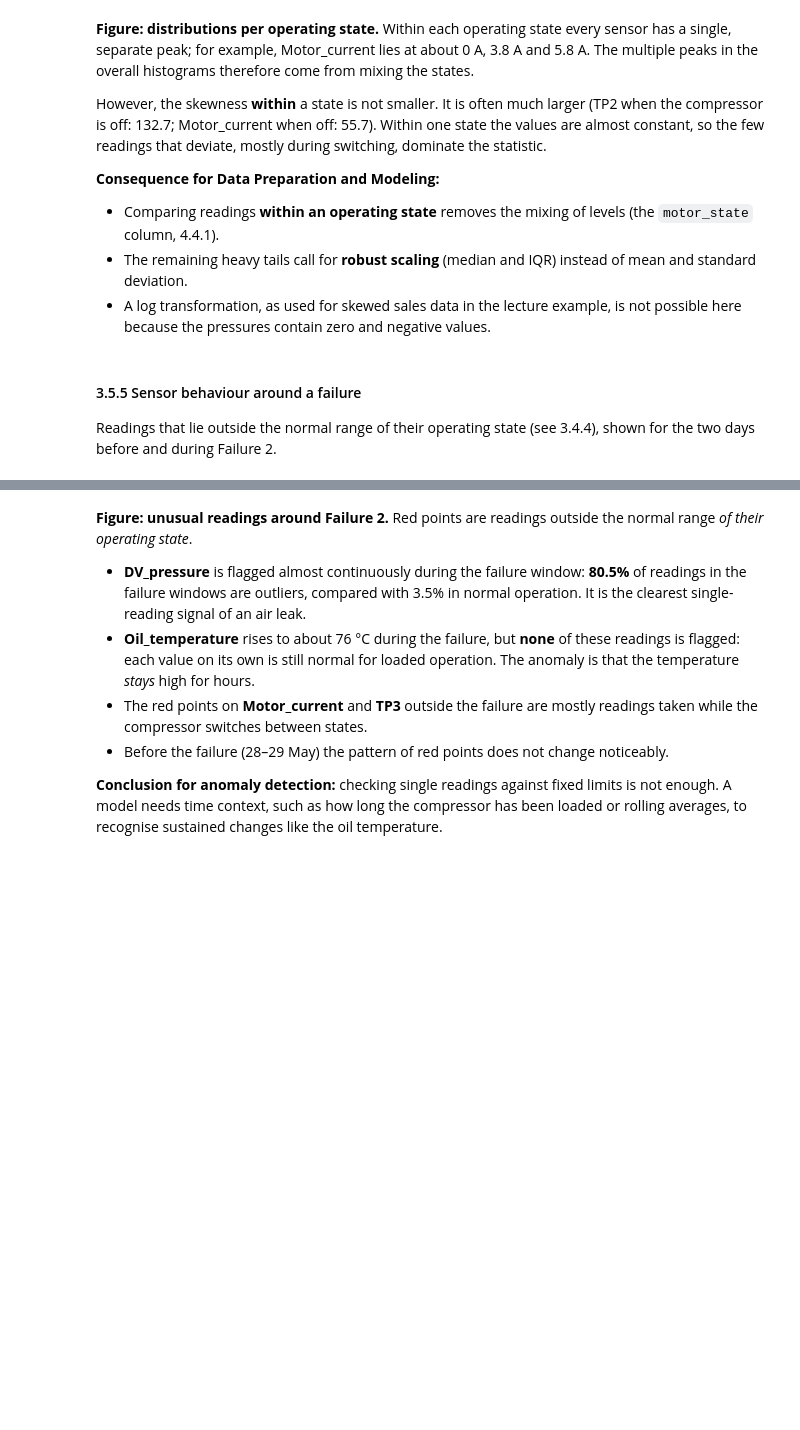
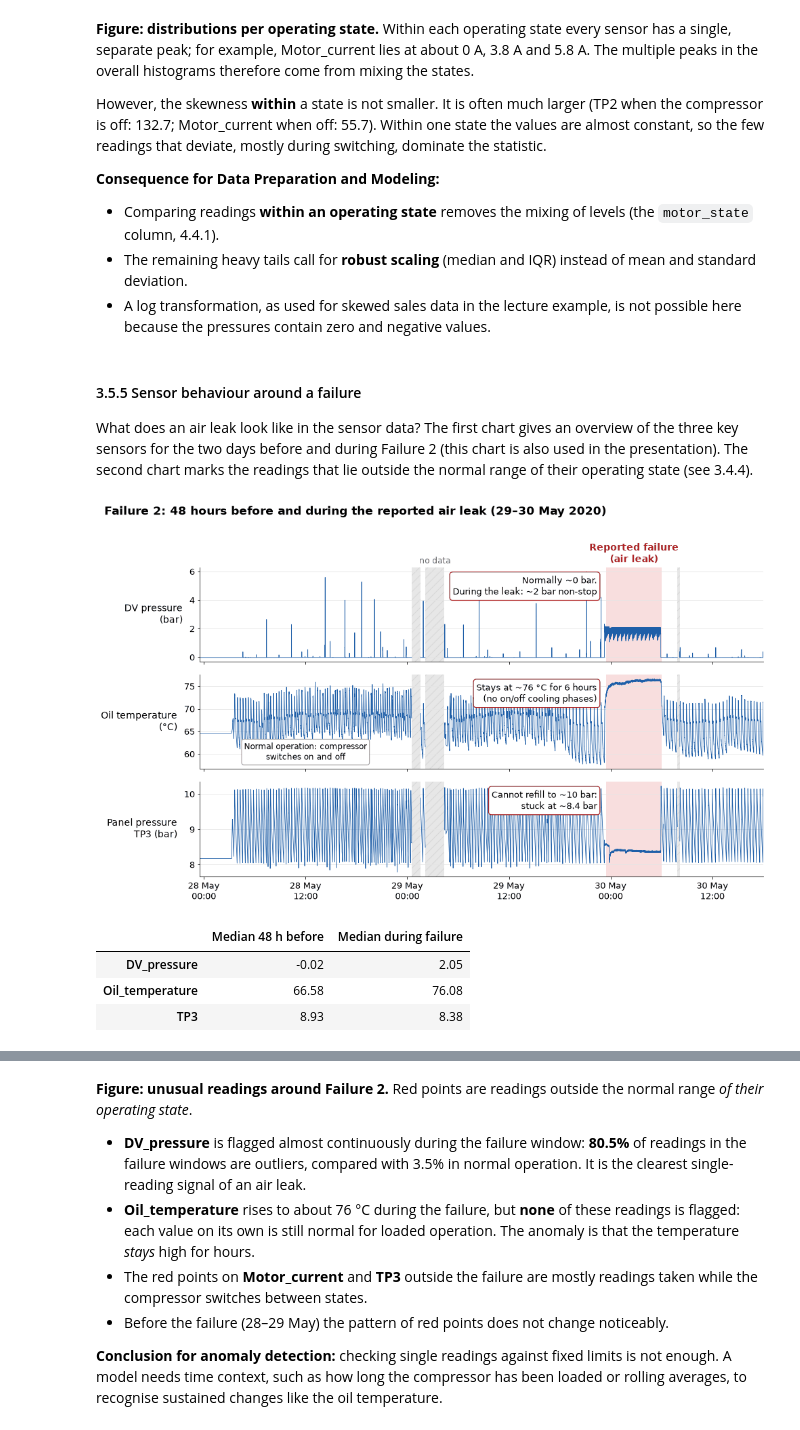
Before and after one commit to Agrima010/industrial-analytics-predictive-maintenance, a Jupyter notebook: MetroPT3_Data Exploratory Analysis.ipynb, the cells around one changed output, grey strips where cells are left out. Drawn from its saved outputs; the diff is of its cells as text; code cells hidden in the pictures; blank space fills up the shorter version.

```diff
--- a/MetroPT3_Data Exploratory Analysis.ipynb
+++ b/MetroPT3_Data Exploratory Analysis.ipynb
@@ -1042,4 +1103,75 @@ However, the skewness **within** a state is not smaller. It is often much larger
 # %% [markdown]
 #### 3.5.5 Sensor behaviour around a failure
 
-Readings that lie outside the normal range of their operating state (see 3.4.4), shown for the two days before and during Failure 2.
+What does an air leak look like in the sensor data? The first chart gives an overview of the three key sensors for the two days before and during Failure 2 (this chart is also used in the presentation). The second chart marks the readings that lie outside the normal range of their operating state (see 3.4.4).
+# %%
+# Overview of Failure 2: three key sensors, gaps shown as 'no data', plain-language labels.
+# The figure is also saved to figures/ for the presentation.
+from pathlib import Path
+import matplotlib.dates as mdates
+
+f2_start, f2_end = reported_failures.loc[reported_failures['failure_id'] == 2, ['start', 'end']].iloc[0]
+view_start, view_end = f2_start - pd.Timedelta(hours=48), f2_end + pd.Timedelta(hours=12)
+panels = {'DV_pressure': 'DV pressure\n(bar)',
+          'Oil_temperature': 'Oil temperature\n(°C)',
+          'TP3': 'Panel pressure\nTP3 (bar)'}
+
+in_view = parsed_timestamps.between(view_start, view_end)
+f2 = df.loc[in_view, list(panels)].assign(timestamp=parsed_timestamps[in_view]).sort_values('timestamp')
+
+# Pauses longer than 10 minutes are shown as 'no data' instead of a line bridging the gap
+gap_after = f2['timestamp'].diff().shift(-1) > pd.Timedelta(minutes=10)
+f2_gaps = list(zip(f2.loc[gap_after, 'timestamp'], f2['timestamp'].shift(-1)[gap_after]))
+breaks = pd.DataFrame({'timestamp': f2.loc[gap_after, 'timestamp'] + pd.Timedelta(seconds=1)})
+f2 = pd.concat([f2, breaks]).sort_values('timestamp')
+
+with plt.rc_context({'font.size': 14, 'xtick.labelsize': 13, 'ytick.labelsize': 13}):
+    fig, axes = plt.subplots(len(panels), 1, figsize=(14, 8.5), sharex=True)
+    for ax, (col, label) in zip(axes, panels.items()):
+        ax.plot(f2['timestamp'], f2[col], linewidth=0.8, color='#1f5fa8')
+        ax.axvspan(f2_start, f2_end, color='#d62728', alpha=0.15, linewidth=0)
+        for gap_start, gap_end in f2_gaps:
+            ax.axvspan(gap_start, gap_end, color='#bbbbbb', alpha=0.35, linewidth=0, hatch='//')
+        ax.set_ylabel(label, rotation=0, ha='right', va='center', labelpad=10)
+        ax.grid(axis='y', color='#e5e5e5', linewidth=0.8)
+        ax.spines[['top', 'right']].set_visible(False)
+
+    axes[0].annotate('Reported failure\n(air leak)', xy=(f2_start + (f2_end - f2_start) / 2, 1.02),
+                     xycoords=('data', 'axes fraction'), ha='center', va='bottom', color='#b22222', fontweight='bold')
+    longest_gap = max(f2_gaps, key=lambda g: g[1] - g[0])
+    axes[0].annotate('no data', xy=(longest_gap[0] + (longest_gap[1] - longest_gap[0]) / 2, 1.02),
+                     xycoords=('data', 'axes fraction'), ha='center', va='bottom', color='#666666', fontsize=12)
+
+    # Explanatory labels next to the failure window
+    label_box = dict(boxstyle='round,pad=0.35', facecolor='white', edgecolor='#b22222', linewidth=1.2)
+    labels = ['Normally ~0 bar.\nDuring the leak: ~2 bar non-stop',
+              'Stays at ~76 °C for 6 hours\n(no on/off cooling phases)',
+              'Cannot refill to ~10 bar:\nstuck at ~8.4 bar']
+    for ax, text in zip(axes, labels):
+        ax.annotate(text, xy=(f2_start, 0.80), xycoords=('data', 'axes fraction'), xytext=(-14, 0),
+                    textcoords='offset points', ha='right', va='center', fontsize=12.5, bbox=label_box)
+    axes[1].annotate('Normal operation: compressor\nswitches on and off', xy=(pd.Timestamp('2020-05-28 12:00'), 0.07),
+                     xycoords=('data', 'axes fraction'), ha='center', va='bottom', fontsize=12,
+                     bbox=dict(boxstyle='round,pad=0.3', facecolor='white', edgecolor='#999999'))
+
+    axes[-1].xaxis.set_major_locator(mdates.HourLocator(byhour=[0, 12]))
+    axes[-1].xaxis.set_major_formatter(mdates.DateFormatter('%d %b\n%H:%M'))
+    axes[-1].set_xlim(view_start, view_end)
+    fig.suptitle('Failure 2: 48 hours before and during the reported air leak (29–30 May 2020)',
+                 fontsize=17, fontweight='bold', x=0.02, ha='left')
+    fig.tight_layout(rect=(0, 0, 1, 0.97))
+
+    figures_dir = Path('figures')
+    figures_dir.mkdir(exist_ok=True)
+    fig.savefig(figures_dir / 'failure2_air_leak_annotated.png', dpi=200, facecolor='white')
+    plt.show()
+
+inside = f2['timestamp'].between(f2_start, f2_end)
+display(pd.DataFrame({'Median 48 h before': f2.loc[f2['timestamp'] < f2_start, list(panels)].median(),
+                      'Median during failure': f2.loc[inside, list(panels)].median()}).round(2))
+# %% [output]
+[figure, added]
+|  | Median 48 h before | Median during failure |
+| DV_pressure | -0.02 | 2.05 |
+| Oil_temperature | 66.58 | 76.08 |
+| TP3 | 8.93 | 8.38 |
```
Also changed, not shown: parts of 41 cells of this notebook, 1 other file.
